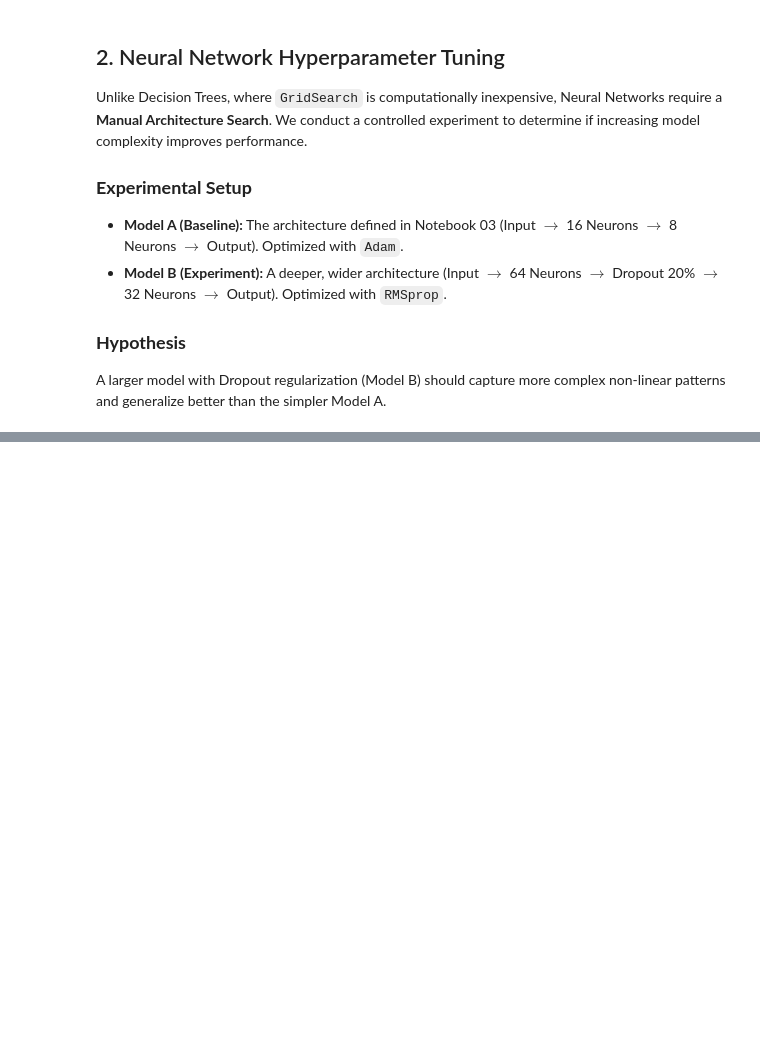
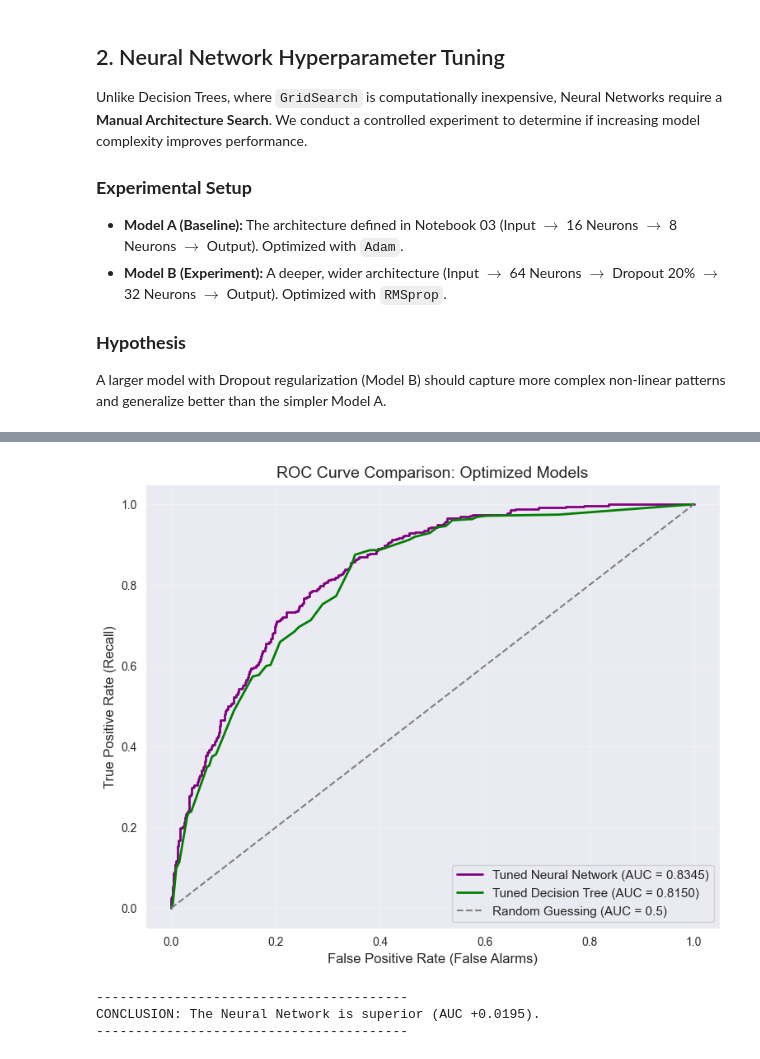
Before and after one commit to Desin898/Telco-Churn-Prediction, a Jupyter notebook: notebooks/04_Hyperparameter_Tuning..ipynb, the cells around one changed output, grey strips where cells are left out. Drawn from its saved outputs; the diff is of its cells as text; code cells hidden in the pictures; blank space fills up the shorter version.

```diff
--- a/notebooks/04_Hyperparameter_Tuning..ipynb
+++ b/notebooks/04_Hyperparameter_Tuning..ipynb
@@ -141,0 +177,53 @@ RECOMMENDATION: Adopt Model B for deployment.
+# %%
+from sklearn.metrics import roc_curve, auc
+import joblib
+import matplotlib.pyplot as plt
+
+# 1. Load the Tuned Decision Tree
+try:
+    best_tree_model = joblib.load('../models/dt_tuned.joblib')
+    print("✅ Loaded Tuned Decision Tree for comparison.")
+except FileNotFoundError:
+    print("❌ Error: Run the Decision Tree Tuning cell first!")
+
+# 2. Get Probabilities
+# Decision Tree: Probability of Class 1
+y_pred_dt_prob = best_tree_model.predict_proba(X_test)[:, 1]
+
+# Neural Network: Probability of Class 1
+y_pred_nn_prob = model_b.predict(X_test).ravel()
+
+# 3. Calculate ROC Metrics
+fpr_dt, tpr_dt, _ = roc_curve(y_test, y_pred_dt_prob)
+roc_auc_dt = auc(fpr_dt, tpr_dt)
+
+fpr_nn, tpr_nn, _ = roc_curve(y_test, y_pred_nn_prob)
+roc_auc_nn = auc(fpr_nn, tpr_nn)
+
+# 4. Plot the Comparison
+plt.figure(figsize=(9, 7))
+
+# Plot Neural Network
+plt.plot(fpr_nn, tpr_nn, label=f'Tuned Neural Network (AUC = {roc_auc_nn:.4f})', color='purple', linewidth=2)
+
+# Plot Decision Tree
+plt.plot(fpr_dt, tpr_dt, label=f'Tuned Decision Tree (AUC = {roc_auc_dt:.4f})', color='green', linewidth=2)
+
+# Plot Random Guessing
+plt.plot([0, 1], [0, 1], linestyle='--', color='gray', label='Random Guessing (AUC = 0.5)')
+
+# Labels and Title
+plt.title('ROC Curve Comparison: Optimized Models', fontsize=14)
+plt.xlabel('False Positive Rate (False Alarms)', fontsize=12)
+plt.ylabel('True Positive Rate (Recall)', fontsize=12)
+plt.legend(loc="lower right", fontsize=11)
+plt.grid(alpha=0.3)
+plt.show()
+
+print("-" * 40)
+if roc_auc_nn > roc_auc_dt:
+    print(f"CONCLUSION: The Neural Network is superior (AUC +{roc_auc_nn - roc_auc_dt:.4f}).")
+else:
+    print(f"CONCLUSION: The Decision Tree is superior (AUC +{roc_auc_dt - roc_auc_nn:.4f}).")
+print("-" * 40)
+# %% [output]
@@ -141,0 +232,4 @@ RECOMMENDATION: Adopt Model B for deployment.
+[figure, added]
+----------------------------------------
+CONCLUSION: The Neural Network is superior (AUC +0.0195).
+----------------------------------------
```
Also changed, not shown: parts of 5 cells of this notebook.
